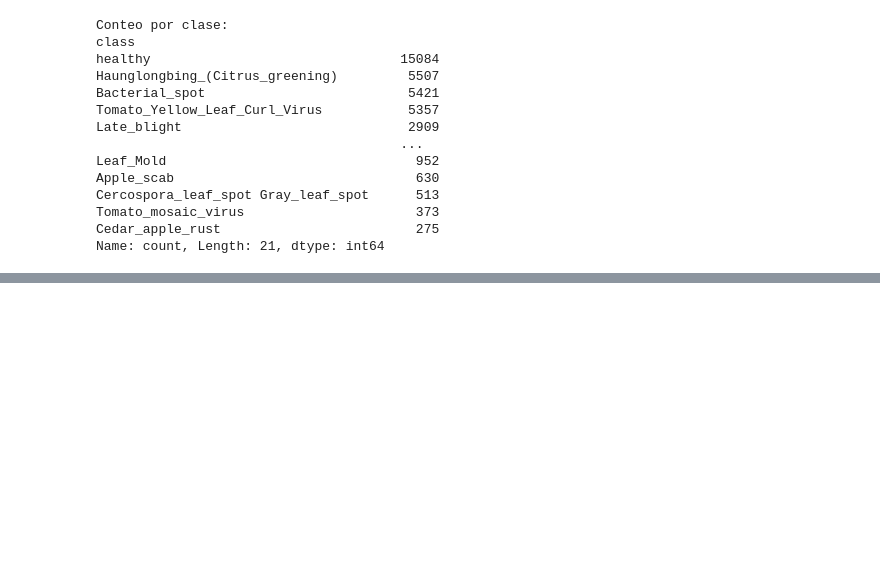
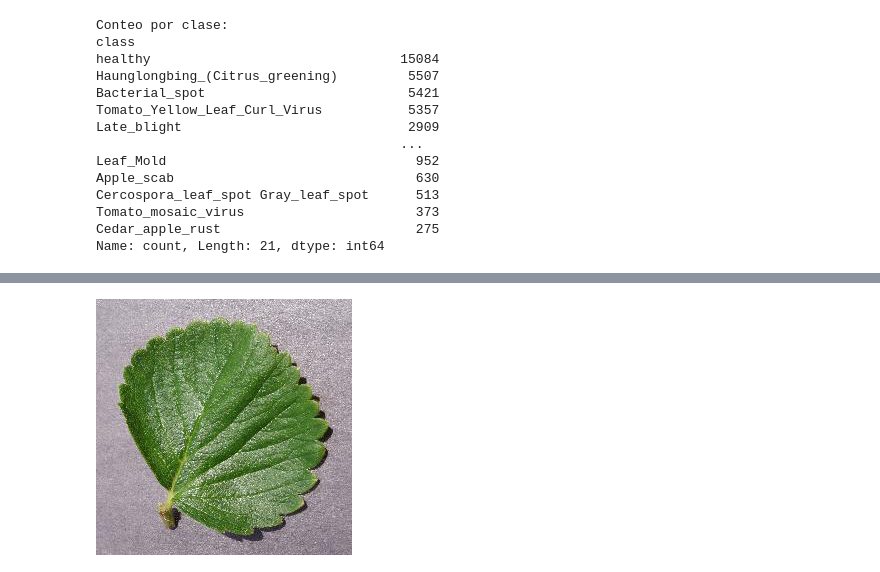
Before and after one commit to MLsound/CV2-PlantVillage, a Jupyter notebook: exploracion.ipynb, the cells around one changed output, grey strips where cells are left out. Cells and saved outputs as stored; diff of their text form; code cells hidden in the pictures; blank space fills up the shorter version.

Commit message:
Feat: image loader
Indicando un índice del DataFrame, permite cargar el archivo correspondiente para cualquier ubicación ROOT_DIR (permitiendo una ejecución simple en local y cloud).

```diff
--- a/exploracion.ipynb
+++ b/exploracion.ipynb
@@ -215,0 +218,33 @@ Name: count, Length: 21, dtype: int64
+# %%
+from PIL import Image
+import os
+def load_image(data: pd.DataFrame, index: int, root: str=ROOT_DIR):
+    """
+    Carga una imagen PIL desde una fila específica de un DataFrame.
+
+    Args:
+        dataframe (pandas.DataFrame): El DataFrame que contiene las rutas de las imágenes.
+        index (int): El índice de la fila en el DataFrame para cargar la imagen.
+        root_dir (str): El directorio raíz donde se encuentran las imágenes.
+
+    Returns:
+        PIL.Image.Image: La imagen cargada como un objeto PIL.Image, o None si ocurre un error.
+    """
+    if index < 0 or index >= len(data):
+        print("Índice fuera de rango.")
+        return None
+
+    row = data.iloc[index]
+    relative_path = row['image_path']
+    filename = row['filename']
+    full_path = os.path.join(root, relative_path, filename)
+
+    try:
+        img = Image.open(full_path)
+        return img
+    except FileNotFoundError:
+        print(f"Archivo no encontrado: {full_path}")
+        return None
+    except Exception as e:
+        print(f"Error al cargar la imagen: {e}")
+        return None
@@ -215,0 +267,9 @@ Name: count, Length: 21, dtype: int64
+# %%
+# Permite visualizar una imagen específica (con iloc)
+index = 0 # Indice de la imagen a cargar
+image = load_image(data=df, index=index, root=ROOT_DIR)
+
+#image.show() #popup option
+image
+# %% [output]
+[figure, added]
```
Also changed, not shown: parts of 2 cells of this notebook.
